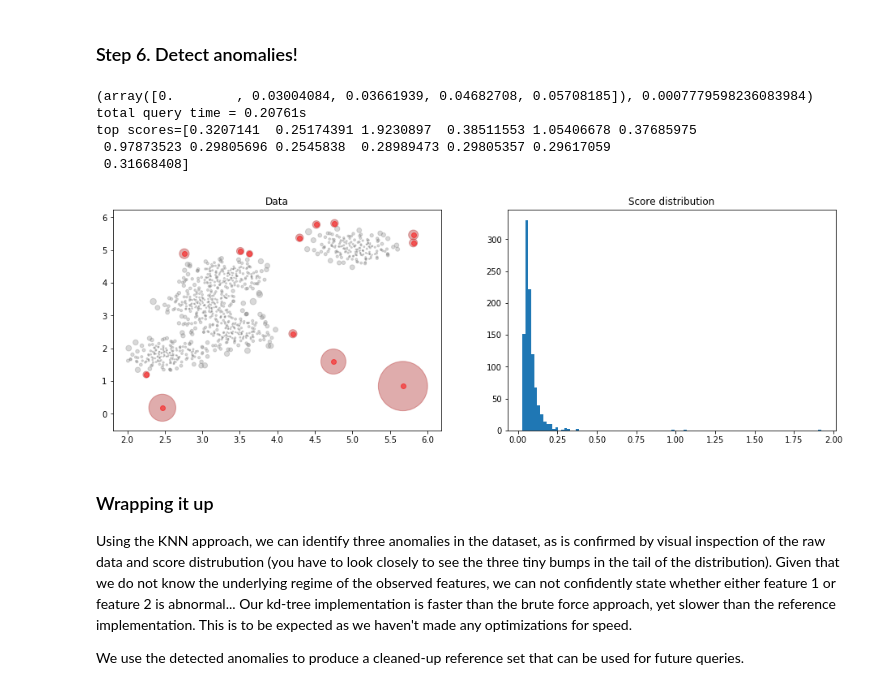
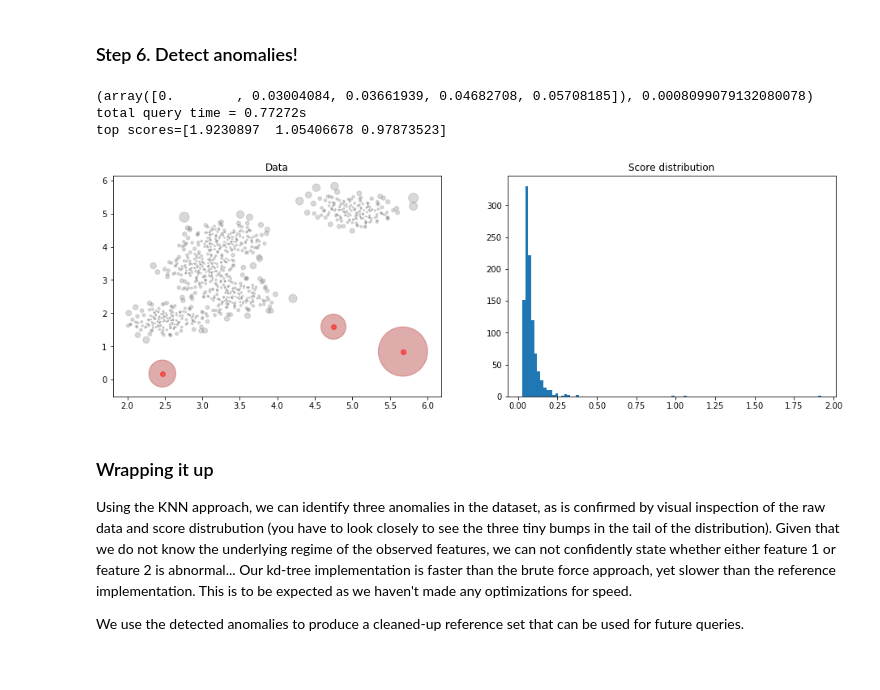
Before and after one commit to palacino/yz, a Jupyter notebook: notebooks/anomalypoc.ipynb, the cells around one changed output. Cells and saved outputs as stored; diff of their text form; code cells hidden in the pictures.

```diff
--- a/notebooks/anomalypoc.ipynb
+++ b/notebooks/anomalypoc.ipynb
@@ -276,36 +276,34 @@ def create_result_plot(data,score,marker_size,is_anomaly):
 ### Step 6. Detect anomalies!
 # %%
 #use our own kd-tree implementation
-neighbor_finder=NeighborFinder(data,'kdtree')
+neighbor_finder=NeighborFinder(data,'mykdtree')
 #naive solution, no optimizations at all
 #neighbor_finder=NeighborFinder(data,'brute-force')
 #use scipy.spatial.kdtree
 #neighbor_finder=NeighborFinder(data,'kdtree')
 
 n_neighbors=10 #can be tuned using a labeled dataset, but results are stable for a wide range values
 
 print(neighbor_finder.find_neighbors(data[10,:],5))
 nr,nc=data.shape
 distances=np.zeros(nr)
 index=0
 total_time=0
 for i in range(nr):
     distance_to_neighbors,query_time=neighbor_finder.find_neighbors(data[i,:],n_neighbors)
     distances[i]=np.mean(distance_to_neighbors)
     total_time+=query_time
 
 print('total query time = {:.5f}s'.format(total_time))
-is_anomaly_knn=distances>0.25 #set after observing the distribution of the obtained distances
+is_anomaly_knn=distances>0.5 #set after observing the distribution of the obtained distances
 size = 1000 * distances**2
 create_result_plot(data,distances,size,is_anomaly_knn)
 print('top scores={}'.format(distances[is_anomaly_knn]))
 # %% [output]
-(array([0.        , 0.03004084, 0.03661939, 0.04682708, 0.05708185]), 0.0007779598236083984)
-total query time = 0.20761s
-top scores=[0.3207141  0.25174391 1.9230897  0.38511553 1.05406678 0.37685975
- 0.97873523 0.29805696 0.2545838  0.28989473 0.29805357 0.29617059
- 0.31668408]
+(array([0.        , 0.03004084, 0.03661939, 0.04682708, 0.05708185]), 0.0008099079132080078)
+total query time = 0.77272s
+top scores=[1.9230897  1.05406678 0.97873523]
-[figure, old version]
+[figure, new version]
 # %% [markdown]
 ### Wrapping it up
 
```
Also changed, not shown: 16 other files.
